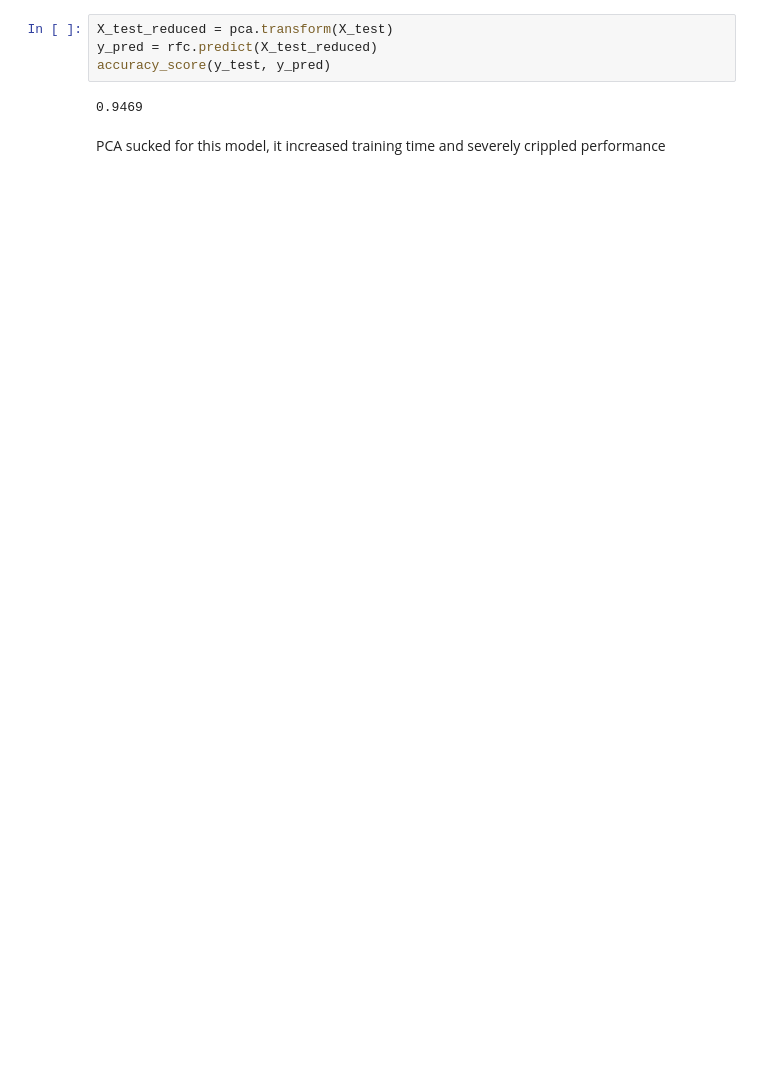
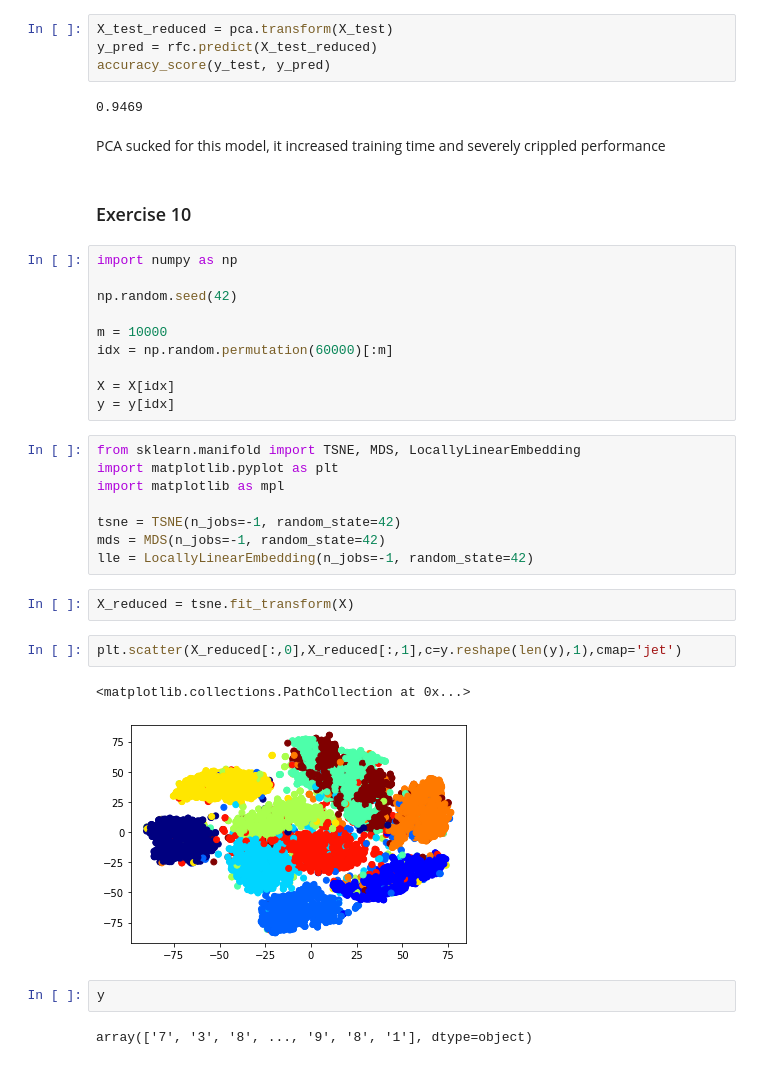
Before and after one commit to adrijh/homl-notebooks, a Jupyter notebook: ch8ex/ex9_10.ipynb, the cells around one changed output. Drawn from its saved outputs; the diff is of its cells as text; blank space fills up the shorter version.

```diff
--- a/ch8ex/ex9_10.ipynb
+++ b/ch8ex/ex9_10.ipynb
@@ -44,3 +44,34 @@ accuracy_score(y_test, y_pred)
 0.9469
 # %% [markdown]
 PCA sucked for this model, it increased training time and severely crippled performance
+# %% [markdown]
+### Exercise 10
+# %%
+import numpy as np
+
+np.random.seed(42)
+
+m = 10000
+idx = np.random.permutation(60000)[:m]
+
+X = X[idx]
+y = y[idx]
+# %%
+from sklearn.manifold import TSNE, MDS, LocallyLinearEmbedding
+import matplotlib.pyplot as plt
+import matplotlib as mpl
+
+tsne = TSNE(n_jobs=-1, random_state=42)
+mds = MDS(n_jobs=-1, random_state=42)
+lle = LocallyLinearEmbedding(n_jobs=-1, random_state=42)
+# %%
+X_reduced = tsne.fit_transform(X)
+# %%
+plt.scatter(X_reduced[:,0],X_reduced[:,1],c=y.reshape(len(y),1),cmap='jet')
+# %% [output]
+<matplotlib.collections.PathCollection at 0x...>
+[figure, added]
+# %%
+y
+# %% [output]
+array(['7', '3', '8', ..., '9', '8', '1'], dtype=object)
```
Also changed, not shown: parts of 4 cells of this notebook.
